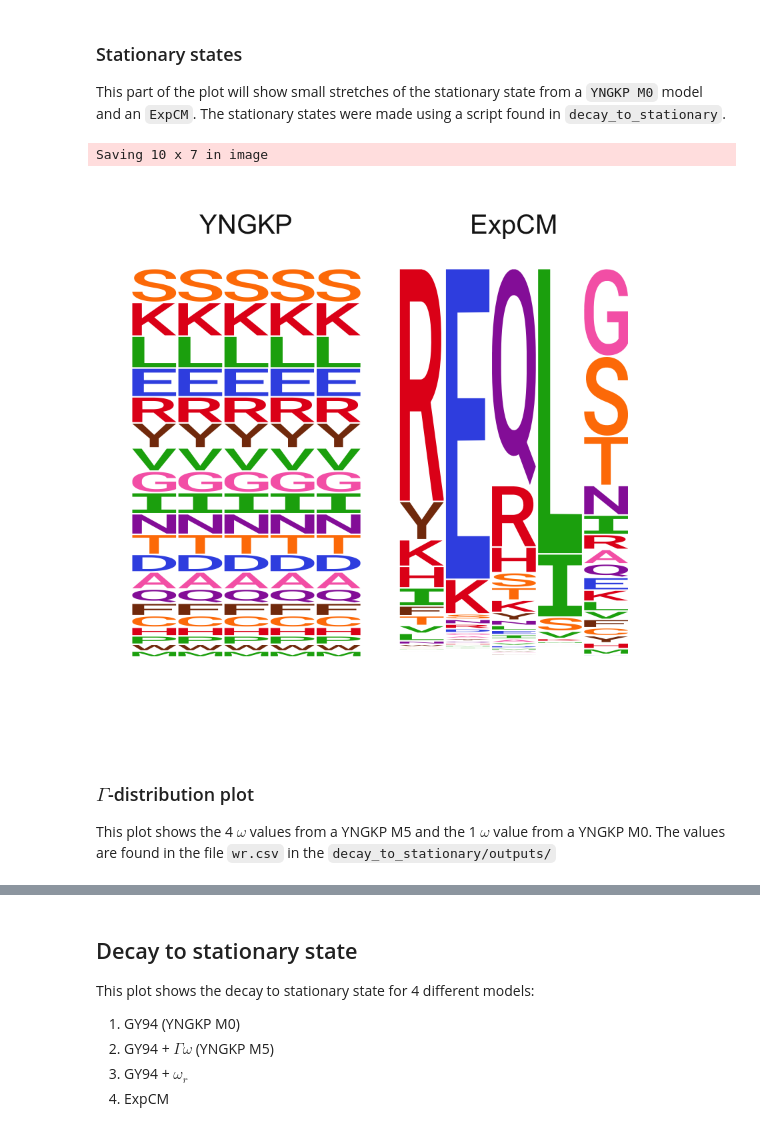
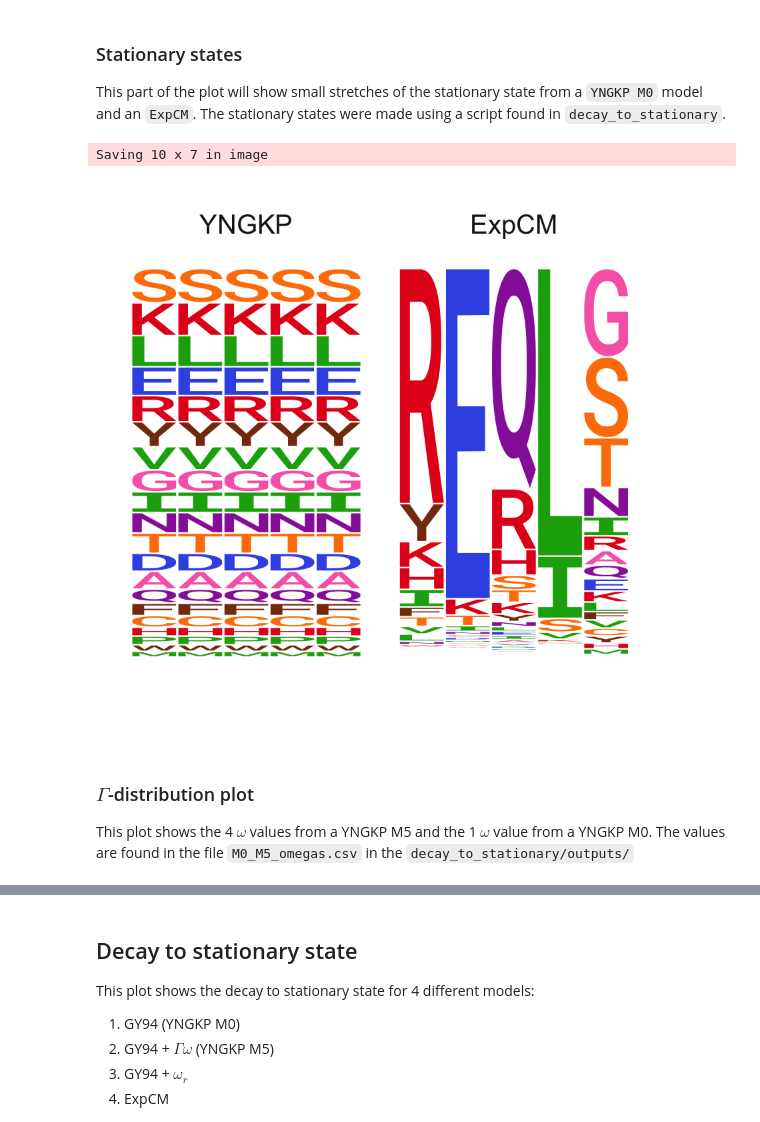
Before and after one commit to jbloomlab/divergence_timing_manuscript, a Jupyter notebook: manuscript/figures/figures.ipynb, the cells around one changed output, grey strips where cells are left out. Cells and saved outputs as stored; diff of their text form; code cells hidden in the pictures.

Commit message:
small tweaks to model comparison figure

```diff
--- a/manuscript/figures/figures.ipynb
+++ b/manuscript/figures/figures.ipynb
@@ -104,20 +104,18 @@ Below is the code to make figure to compare the different substitution models. T
 This part of the plot will show small stretches of the stationary state from a `YNGKP M0` model and an `ExpCM`.
 The stationary states were made using a script found in `decay_to_stationary`.
 # %%
-targets = c(90,51,481,490,23,395,81)
-l =
 l = list(YNGKP=prefs_to_matrix(read.csv("../../analysis/decay_to_stationary/outputs/YNGKP_M0_stationarystate.csv"), 1.0), ExpCM=prefs_to_matrix(read.csv("../../analysis/decay_to_stationary/outputs/ExpCM_stationarystate.csv"),1.0))
 ss <- ggplot() + geom_logo(l, method="prob",col_scheme=functionalGroup) + theme_logo(base_size = 30)
 ss <-  ss + facet_wrap(~seq_group, ncol=2, scales='free_x')
 ss <- ss + theme(axis.text.y=element_blank(), axis.title.y=element_blank(), axis.text.x=element_blank()) # remove y-axis text.
 ss
 ggsave("_raw_ss.png", width=10)
 # %% [output]
 Saving 10 x 7 in image
-[figure, old version]
+[figure, new version]
 # %% [markdown]
 ### $\Gamma$-distribution plot
 
 This plot shows the 4 $\omega$ values from a YNGKP M5 and the 1 $\omega$ value from a YNGKP M0.
-The values are found in the file `wr.csv` in the `decay_to_stationary/outputs/`
+The values are found in the file `M0_M5_omegas.csv` in the `decay_to_stationary/outputs/`
 # %%
```
Also changed, not shown: parts of 1 cell of this notebook, 13 other files.
